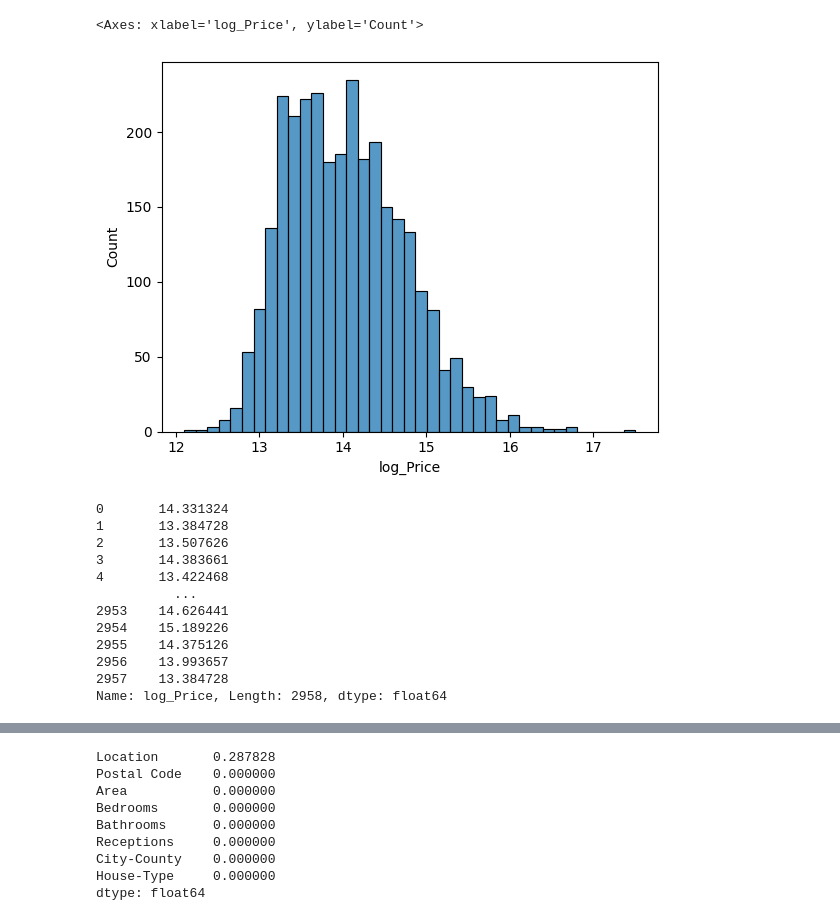
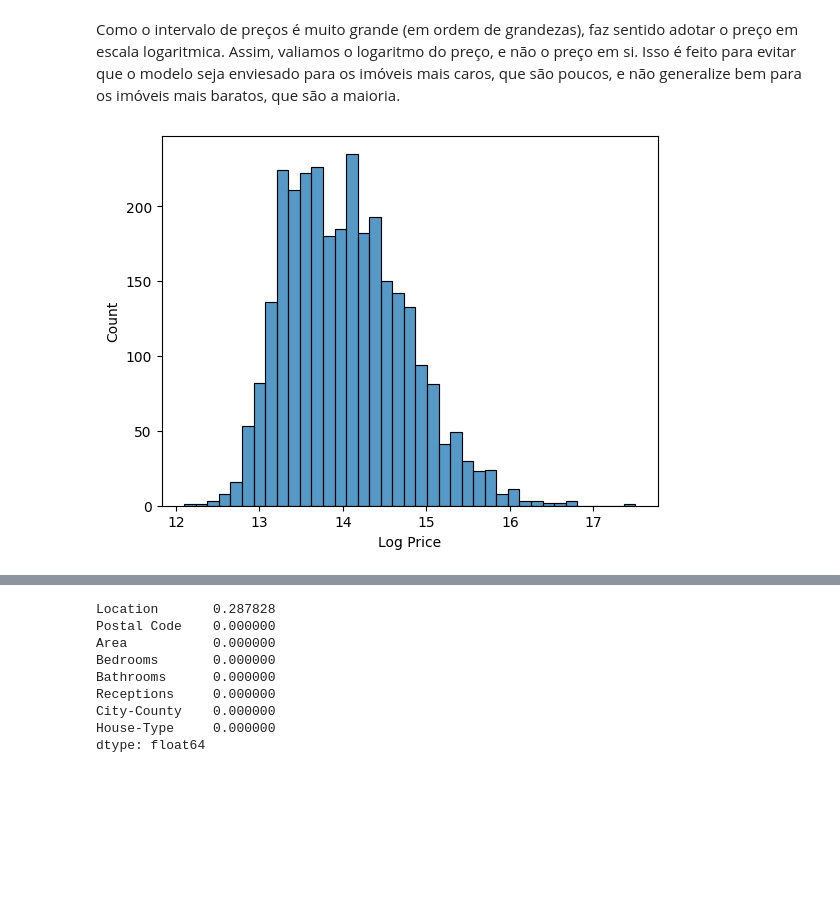
Before and after one commit to kowalks/cmc13-exame, a Jupyter notebook: exame.ipynb, the cells around one changed output, grey strips where cells are left out. Saved outputs shown, nothing was run; the diff lists cells and outputs as text; code cells hidden in the pictures; blank space fills up the shorter version.

```diff
--- a/exame.ipynb
+++ b/exame.ipynb
@@ -21,15 +27,18 @@ import matplotlib.pyplot as plt
 # %%
-!gdown 16tT3wHeWoUvlp9pEi3E4Q9L_msZr5v-t
+import pandas as pd
+import numpy as np
+
 columns = {
-    "Price": np.uint32,
-    "Location": str,
-    "Postal Code": str,
-    "Area": np.uint16,
-    "Bedrooms": np.uint8,
-    "Bathrooms": np.uint8,
-    "Receptions": np.uint8,
-    "City-County": str,
-    "House-Type": str,
-    }
-data = pd.read_csv('UK_real_estate.csv',index_col = False, usecols = columns.keys(), dtype= columns)
+    'Price': np.int64,
+    'Location': str,
+    'Postal Code': str,
+    'Area': np.int64,
+    'Bedrooms': np.int64,
+    'Bathrooms': np.int64,
+    'Receptions': np.int64,
+    'City-County': str,
+    'House-Type': str,
+}
+data = pd.read_csv('UK_real_estate.csv', index_col=False, usecols=columns.keys(), dtype=columns)
+data.head()
 # %% [output]
@@ -103,23 +144,8 @@ sns.histplot(data,x = 'Price')
+# %% [markdown]
+Como o intervalo de preços é muito grande (em ordem de grandezas), faz sentido adotar o preço em escala logaritmica. Assim, valiamos o logaritmo do preço, e não o preço em si. Isso é feito para evitar que o modelo seja enviesado para os imóveis mais caros, que são poucos, e não generalize bem para os imóveis mais baratos, que são a maioria.
 # %%
-# transformação dos dados de preço para logaritmo:
-data['log_Price'] = np.log(data['Price'])
-
-sns.histplot(data,x = 'log_Price')
+data['Log Price'] = np.log(data['Price'])
+sns.histplot(data, x='Log Price')
+plt.show()
 # %% [output]
-<Axes: xlabel='log_Price', ylabel='Count'>
-[figure, old version]
+[figure, new version]
-# %%
-data['log_Price']
-# %% [output]
-0       14.331324
-1       13.384728
-2       13.507626
-3       14.383661
-4       13.422468
-          ...
-2953    14.626441
-2954    15.189226
-2955    14.375126
-2956    13.993657
-2957    13.384728
-Name: log_Price, Length: 2958, dtype: float64
```
Also changed, not shown: parts of 48 cells of this notebook, 1 other file.
